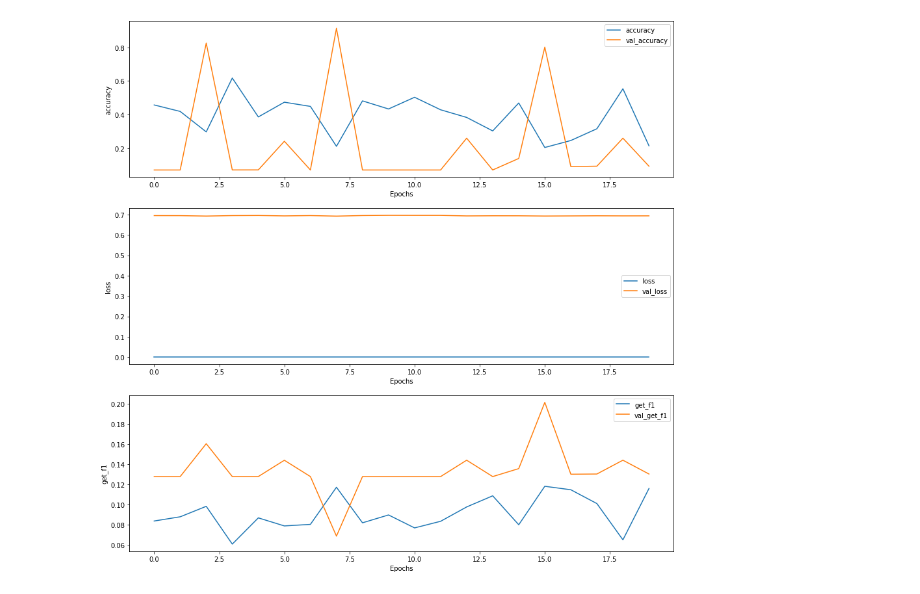
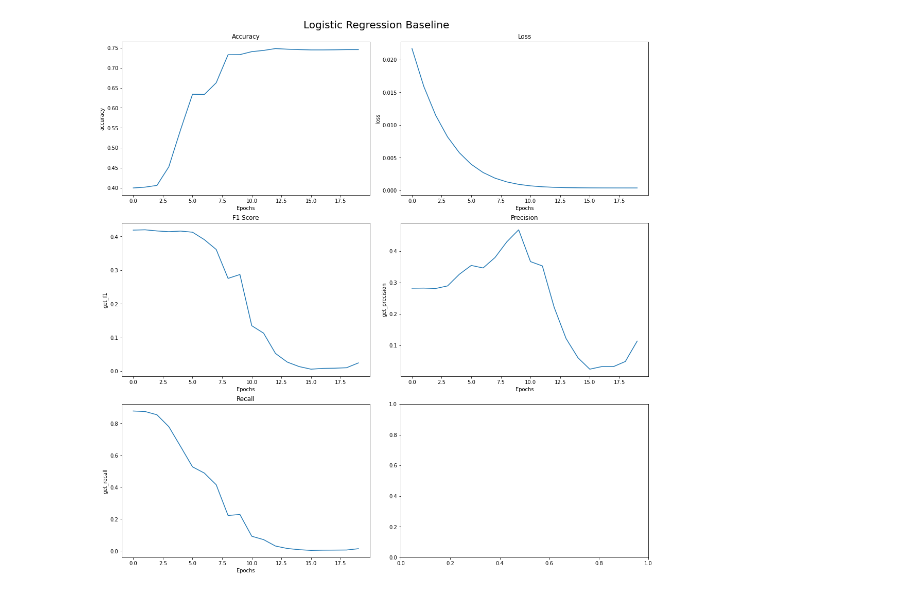
Before and after one commit to ShaanHossain/NLPFinalProject, a Jupyter notebook: Log_regr_baseline.ipynb, the cells around one changed output. Drawn from its saved outputs; the diff is of its cells as text; code cells hidden in the pictures.

```diff
--- a/Log_regr_baseline.ipynb
+++ b/Log_regr_baseline.ipynb
@@ -228,3 +260,21 @@ def get_f1(y_true, y_pred): #taken from old keras source code
     recall = true_positives / (possible_positives + K.epsilon())
     f1_val = 2*(precision*recall)/(precision+recall+K.epsilon())
     return f1_val
+
+def get_precision(y_true, y_pred): #taken from old keras source code
+    true_positives = K.sum(K.round(K.clip(y_true * y_pred, 0, 1)))
+    # possible_positives = K.sum(K.round(K.clip(y_true, 0, 1)))
+    predicted_positives = K.sum(K.round(K.clip(y_pred, 0, 1)))
+    precision = true_positives / (predicted_positives + K.epsilon())
+    # recall = true_positives / (possible_positives + K.epsilon())
+    # f1_val = 2*(precision*recall)/(precision+recall+K.epsilon())
+    return precision
+
+def get_recall(y_true, y_pred): #taken from old keras source code
+    true_positives = K.sum(K.round(K.clip(y_true * y_pred, 0, 1)))
+    possible_positives = K.sum(K.round(K.clip(y_true, 0, 1)))
+    # predicted_positives = K.sum(K.round(K.clip(y_pred, 0, 1)))
+    # precision = true_positives / (predicted_positives + K.epsilon())
+    recall = true_positives / (possible_positives + K.epsilon())
+    # f1_val = 2*(precision*recall)/(precision+recall+K.epsilon())
+    return recall
@@ -231,4 +285,4 @@ def get_f1(y_true, y_pred): #taken from old keras source code
 # %%
 model = Sequential()
 model.add(Dense(1, input_dim=4, activation='sigmoid', kernel_regularizer=l2()))
-model.compile(optimizer="adam", loss=bc(), metrics=['accuracy', get_f1])
+model.compile(optimizer="adam", loss=bc(), metrics=['accuracy', get_f1, get_precision, get_recall])
@@ -235,6 +291,5 @@ model.compile(optimizer="adam", loss=bc(), metrics=['accuracy', get_f1])
 # %%
 data_history = model.fit(featurized_train,train_labels,
-                validation_data=(featurized_test, baseline_gold_labels),
                 epochs=20,
                 class_weight=classwt)
 # %% [output]
@@ -258,17 +321,23 @@ Epoch 20/20
 # %%
-def plot_graphs(axs, graph_index, history, string):
-    axs[graph_index].plot(history.history[string])
-    axs[graph_index].plot(history.history['val_'+string], '')
+def plot_graphs(axs, gi1, gi2, history, string, title):
+    axs[gi1,gi2].plot(history[string])
+    # axs[graph_index].plot(history['val_'+string], '')
     # axs[graph_index].xlabel("Epochs")
     # axs[graph_index].ylabel(string)
-    axs[graph_index].set(xlabel="Epochs", ylabel=string)
-    axs[graph_index].legend([string, 'val_'+string])
+    axs[gi1,gi2].set(xlabel="Epochs", ylabel=string,title=title)
+    # axs[graph_index].legend([string])
     # axs[graph_index].show()
 
-fig, axs = plt.subplots(3, figsize=(15, 15))
+fig, axs = plt.subplots(nrows=3,ncols=2, figsize=(15, 15), constrained_layout=True)
 
-plot_graphs(axs, 0, data_history, 'accuracy')
-plot_graphs(axs, 1, data_history, 'loss')
-plot_graphs(axs, 2, data_history, 'get_f1')
+plot_graphs(axs, 0,0, data_history.history, 'accuracy', 'Accuracy')
+plot_graphs(axs, 0,1, data_history.history, 'loss', 'Loss')
+plot_graphs(axs, 1,0, data_history.history, 'get_f1', 'F1 Score')
+plot_graphs(axs, 1,1, data_history.history, 'get_precision', 'Precision')
+plot_graphs(axs, 2,0, data_history.history, 'get_recall', 'Recall')
+
+fig.suptitle("Logistic Regression Baseline", fontsize=20)
+
+plt.savefig("test.jpg")
 # %% [output]
-[figure, old version]
+[figure, new version]
```
Also changed, not shown: parts of 17 cells of this notebook.
